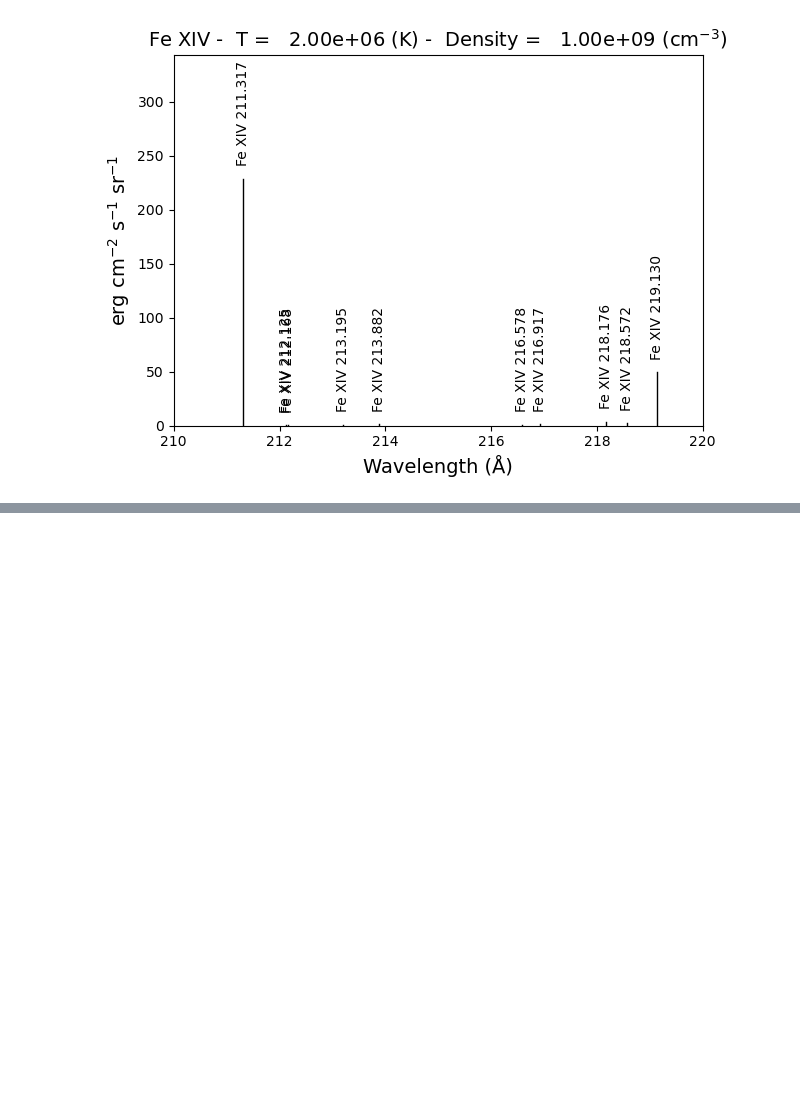
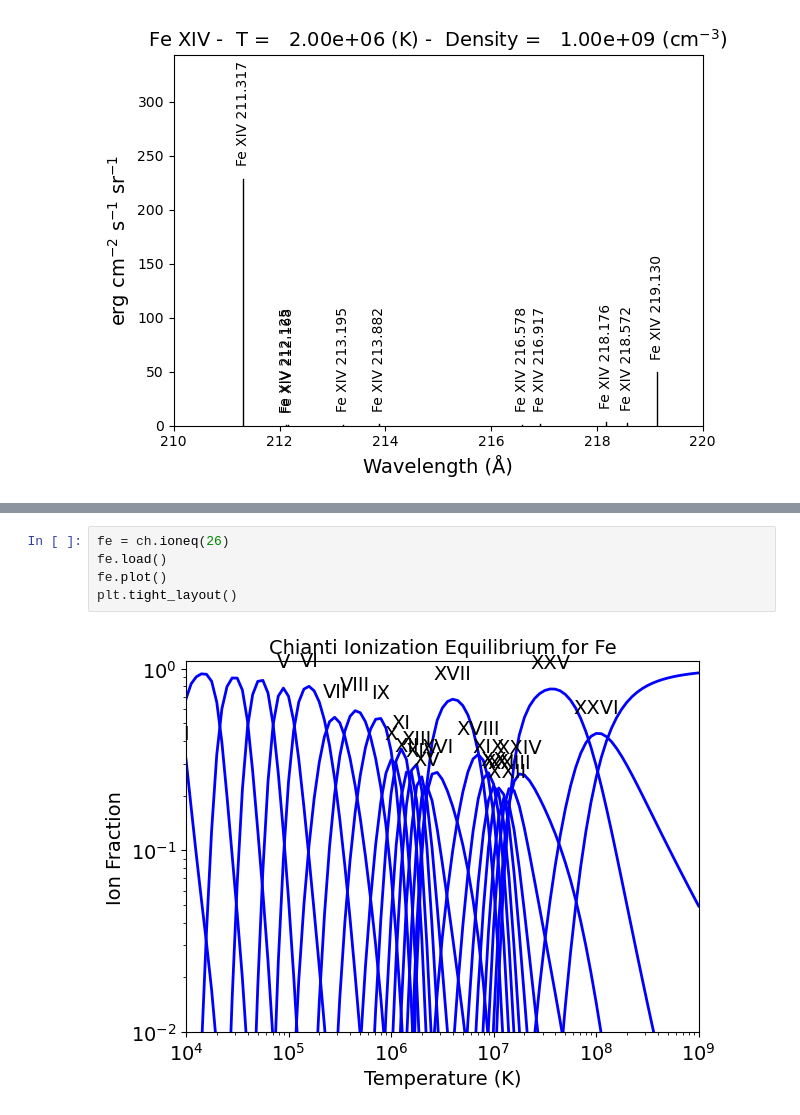
Before and after one commit to MaoChengzhi/EVE-spectrum-correction, a Jupyter notebook: Chapter4_v3/basic_ops/chiant_test.ipynb, the cells around one changed output, grey strips where cells are left out. Cells and saved outputs as stored; diff of their text form; blank space fills up the shorter version.

```diff
--- a/Chapter4_v3/basic_ops/chiant_test.ipynb
+++ b/Chapter4_v3/basic_ops/chiant_test.ipynb
@@ -29,0 +64,7 @@ using index =    10 specifying temperature =    2.00e+06
+# %%
+fe = ch.ioneq(26)
+fe.load()
+fe.plot()
+plt.tight_layout()
+# %% [output]
+[figure, added]
```
Also changed, not shown: parts of 6 cells of this notebook, 10 other files.
